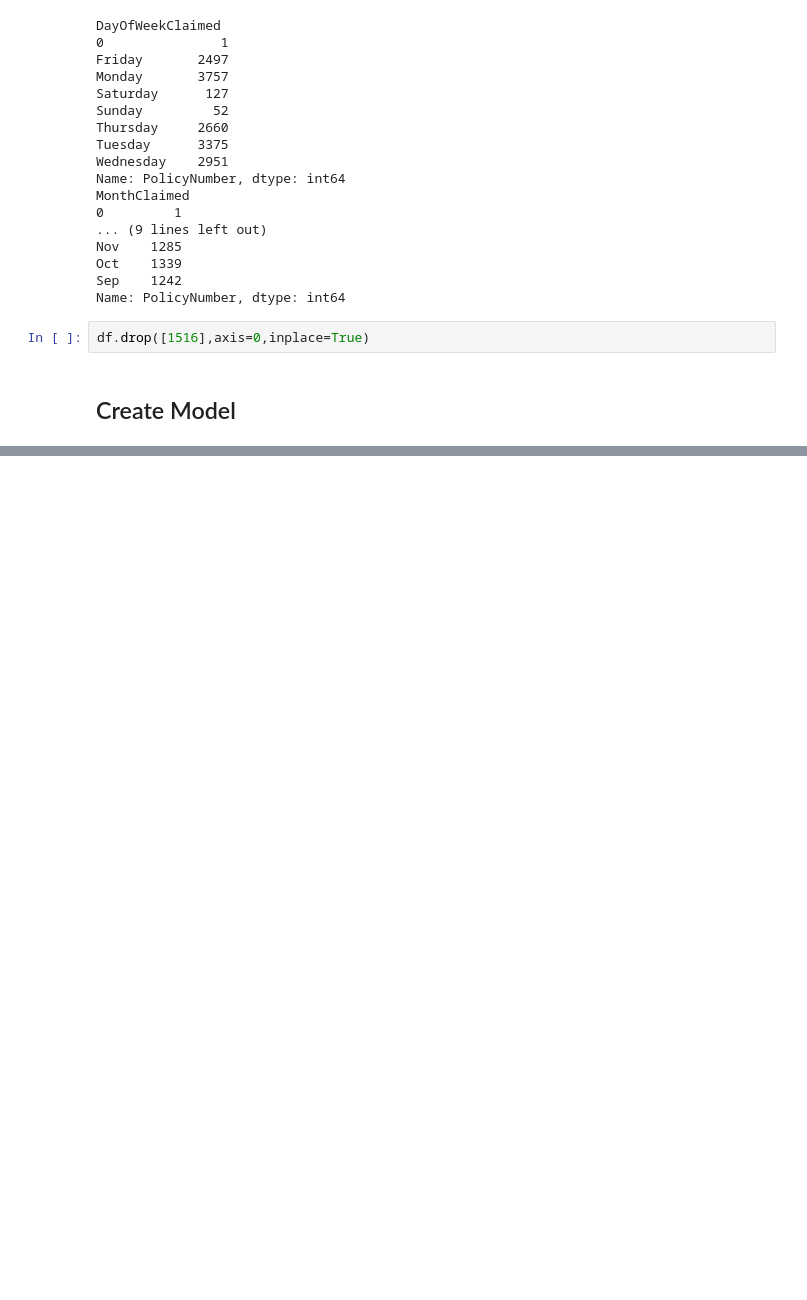
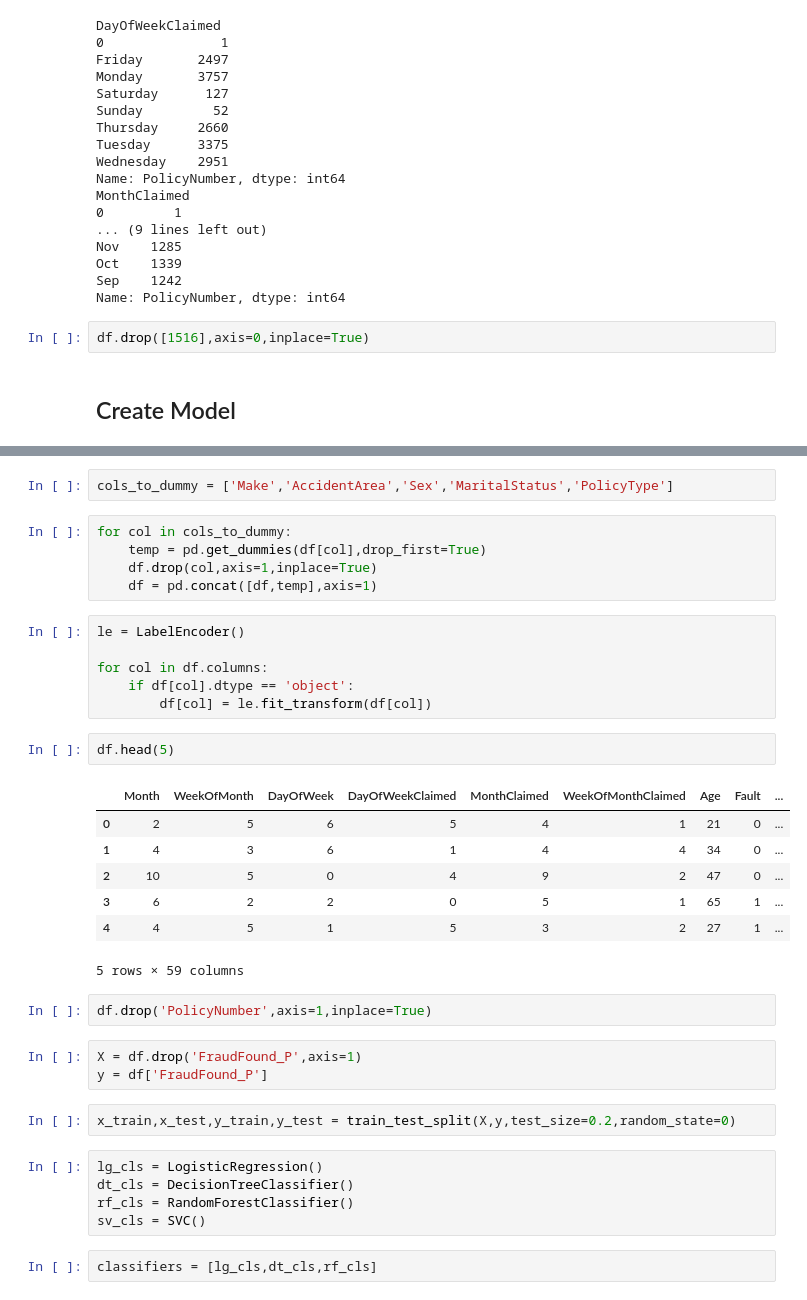
Before and after one commit to Marcos-Verdi/DA_Cls_carInsuranceFraud, a Jupyter notebook: car_insurance_fraud_analysis.ipynb, the cells around one changed output, grey strips where cells are left out. Drawn from its saved outputs; the diff is of its cells as text; blank space fills up the shorter version.

```diff
--- a/car_insurance_fraud_analysis.ipynb
+++ b/car_insurance_fraud_analysis.ipynb
@@ -433,0 +452,37 @@ df.drop([1516],axis=0,inplace=True)
+# %%
+cols_to_dummy = ['Make','AccidentArea','Sex','MaritalStatus','PolicyType']
+# %%
+for col in cols_to_dummy:
+    temp = pd.get_dummies(df[col],drop_first=True)
+    df.drop(col,axis=1,inplace=True)
+    df = pd.concat([df,temp],axis=1)
+# %%
+le = LabelEncoder()
+
+for col in df.columns:
+    if df[col].dtype == 'object':
+        df[col] = le.fit_transform(df[col])
+# %%
+df.head(5)
+# %% [output]
+|  | Month | WeekOfMonth | DayOfWeek | DayOfWeekClaimed | MonthClaimed | WeekOfMonthClaimed | Age | Fault | ... |
+| 0 | 2 | 5 | 6 | 5 | 4 | 1 | 21 | 0 | ... |
+| 1 | 4 | 3 | 6 | 1 | 4 | 4 | 34 | 0 | ... |
+| 2 | 10 | 5 | 0 | 4 | 9 | 2 | 47 | 0 | ... |
+| 3 | 6 | 2 | 2 | 0 | 5 | 1 | 65 | 1 | ... |
+| 4 | 4 | 5 | 1 | 5 | 3 | 2 | 27 | 1 | ... |
+5 rows × 59 columns
+# %%
+df.drop('PolicyNumber',axis=1,inplace=True)
+# %%
+X = df.drop('FraudFound_P',axis=1)
+y = df['FraudFound_P']
+# %%
+x_train,x_test,y_train,y_test = train_test_split(X,y,test_size=0.2,random_state=0)
+# %%
+lg_cls = LogisticRegression()
+dt_cls = DecisionTreeClassifier()
+rf_cls = RandomForestClassifier()
+sv_cls = SVC()
+# %%
+classifiers = [lg_cls,dt_cls,rf_cls]
```
Also changed, not shown: parts of 3 cells of this notebook.
